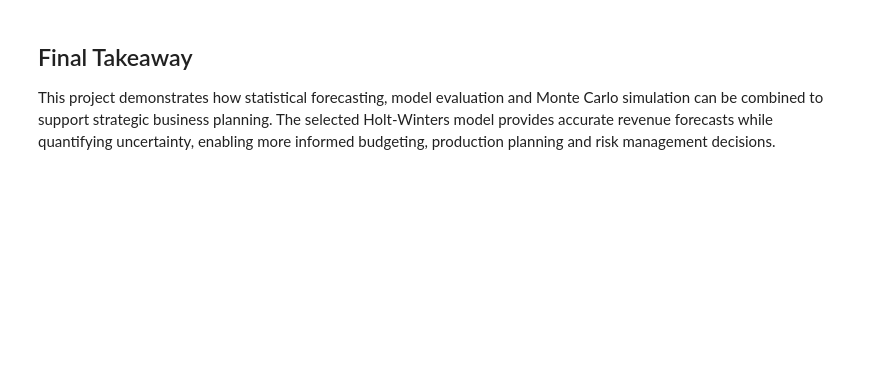
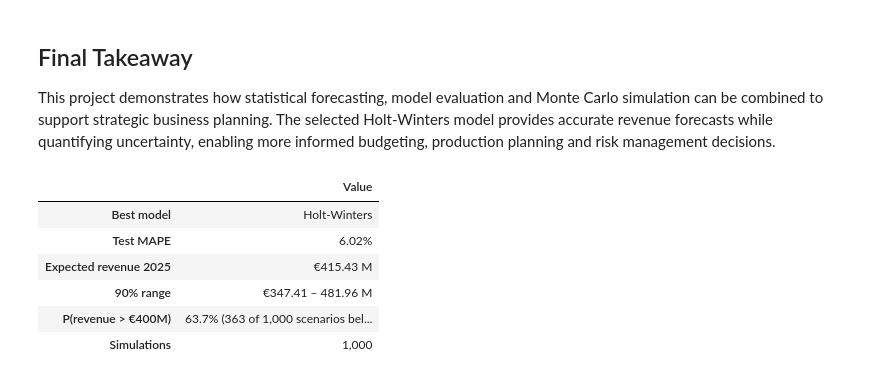
Before and after one commit to ericacorra-data/revenue-forecasting-business-case, a Jupyter notebook: business_revenue_forecasting.ipynb, the cells around one changed output. Cells and saved outputs as stored; diff of their text form; code cells hidden in the pictures; blank space fills up the shorter version.

```diff
--- a/business_revenue_forecasting.ipynb
+++ b/business_revenue_forecasting.ipynb
@@ -829,3 +859,22 @@ This project addressed the key business questions defined at the beginning of th
 
 This project demonstrates how statistical forecasting, model evaluation and Monte Carlo simulation can be combined to support strategic business planning.
 The selected Holt-Winters model provides accurate revenue forecasts while quantifying uncertainty, enabling more informed budgeting, production planning and risk management decisions.
+# %%
+key_results = pd.Series({
+    "Best model": metrics_df.index[0],
+    "Test MAPE": f"{metrics_df.iloc[0]['MAPE (%)']:.2f}%",
+    "Expected revenue 2025": f"€{mean_annual / 1_000_000:.2f} M",
+    "90% range": f"€{p5_annual / 1_000_000:.2f} – {p95_annual / 1_000_000:.2f} M",
+    "P(revenue > €400M)": prob_text,
+    "Simulations": f"{n_simulations:,}",
+})
+display(key_results.to_frame("Value"))
+conn.close()
+# %% [output]
+|  | Value |
+| Best model | Holt-Winters |
+| Test MAPE | 6.02% |
+| Expected revenue 2025 | €415.43 M |
+| 90% range | €347.41 – 481.96 M |
+| P(revenue > €400M) | 63.7% (363 of 1,000 scenarios bel... |
+| Simulations | 1,000 |
```
Also changed, not shown: parts of 21 cells of this notebook.
